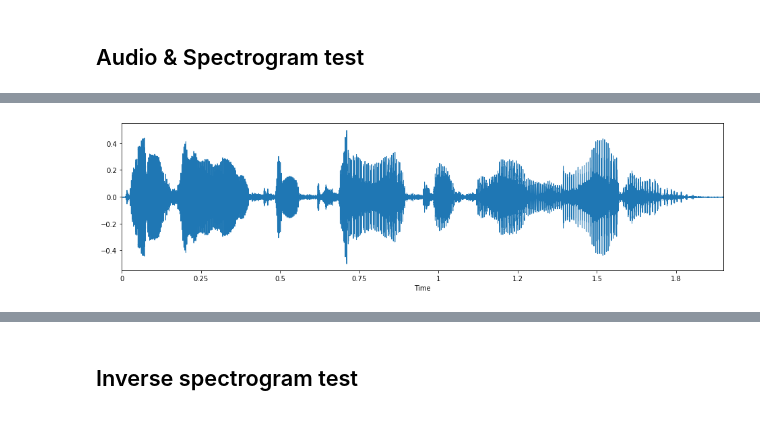
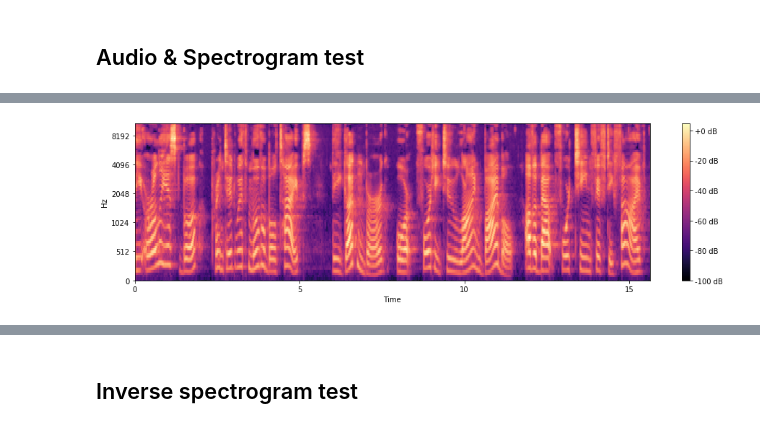
Before and after one commit to Tomiinek/Multilingual_Text_to_Speech, a Jupyter notebook: dataset/analyze.ipynb, the cells around one changed output, grey strips where cells are left out. Drawn from its saved outputs; the diff is of its cells as text; code cells hidden in the pictures.

```diff
--- a/dataset/analyze.ipynb
+++ b/dataset/analyze.ipynb
@@ -60,9 +57,16 @@ for i in range(len(data_phon)):
 # %% [markdown]
 ## Audio & Spectrogram test
 # %%
-char_seq, waveform = data.load_item(1, load_waveform=True)
-print(text.to_text(char_seq))
+item = data_fold.items[0]
+
+audio_path = item['audio']
+full_audio_path = os.path.join(dataset_root, audio_path)
+waveform = audio.load(full_audio_path)
+
+print(text.to_text(item['text'], False))
+print(text.to_text(item['phonemes'], True))
 print(audio.duration(waveform))
+
 melspec = audio.mel_spectrogram(waveform)
 spec = audio.spectrogram(waveform)
 # %% [output]
@@ -85,8 +76,7 @@ plt.colorbar(format='%+2.0f dB');
-# %%
-plt.figure(figsize=(16, 4))
-librosa.display.waveplot(waveform, sr=hp.sample_rate);
-# %% [output]
-[figure, removed]
+# %%
+Logger._plot_spectrogram(melspec);
+# %% [output]
+[figure, added]
 # %%
 IPython.display.Audio(data=waveform, rate=hp.sample_rate)
 # %% [output]
```
Also changed, not shown: parts of 20 cells of this notebook, 2 other files.
